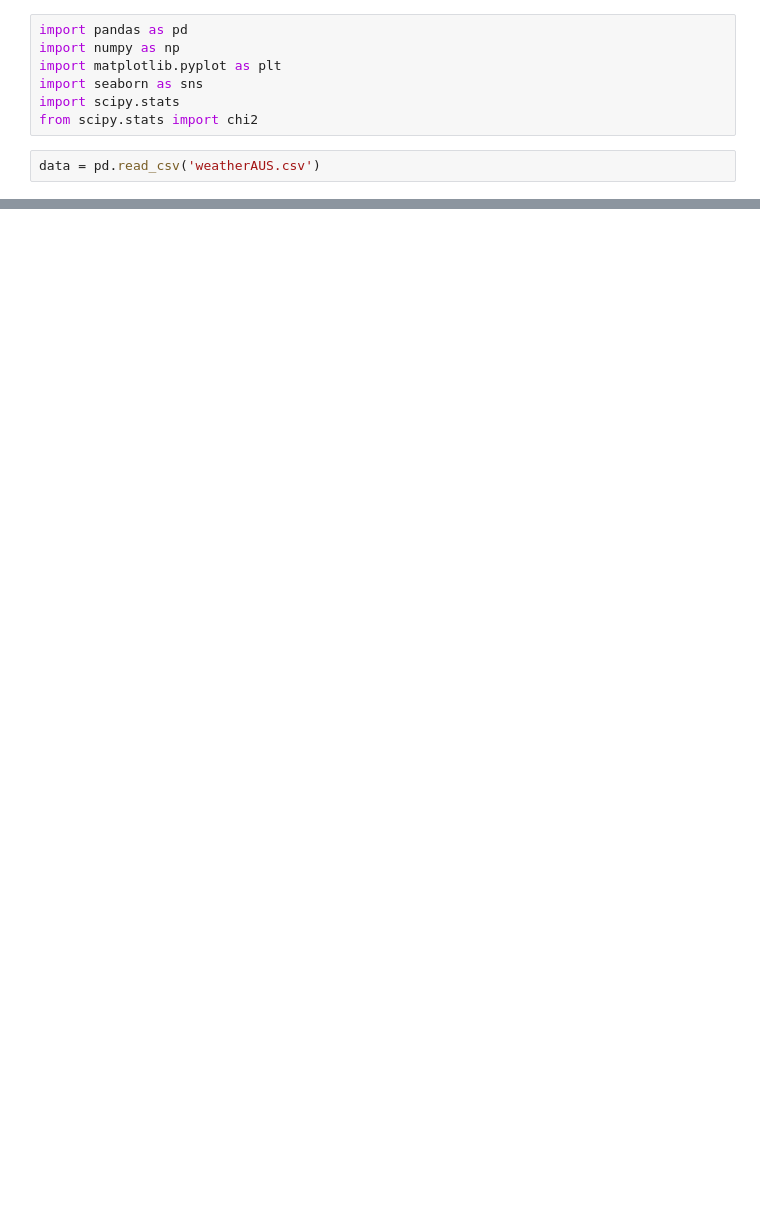
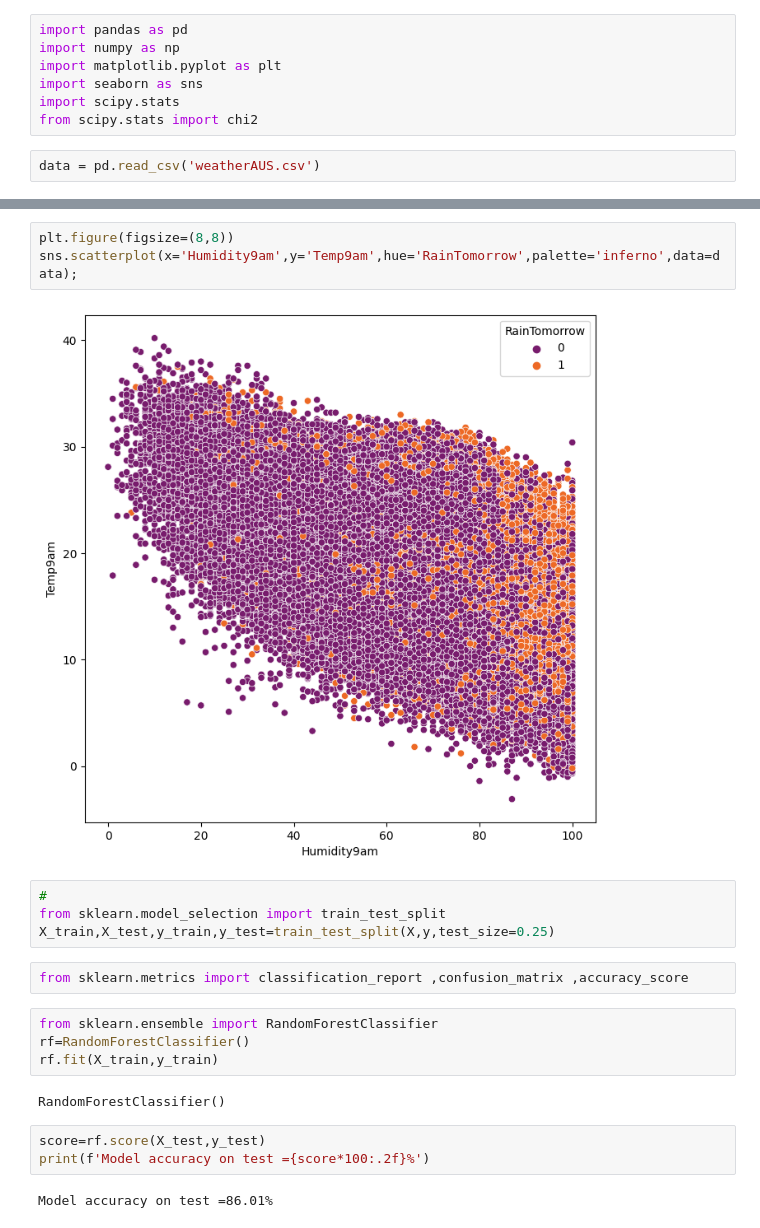
Before and after one commit to Amir1912710/AUS-WEATHER-W2-Data-Science, a Jupyter notebook: W2 Data Science.ipynb, the cells around one changed output, grey strips where cells are left out. Drawn from its saved outputs; the diff is of its cells as text; blank space fills up the shorter version.

```diff
--- a/W2 Data Science.ipynb
+++ b/W2 Data Science.ipynb
@@ -21,0 +217,22 @@ data.describe()
+# %%
+plt.figure(figsize=(8,8))
+sns.scatterplot(x='Humidity9am',y='Temp9am',hue='RainTomorrow',palette='inferno',data=data);
+# %% [output]
+[figure, added]
+# %%
+#
+from sklearn.model_selection import train_test_split
+X_train,X_test,y_train,y_test=train_test_split(X,y,test_size=0.25)
+# %%
+from sklearn.metrics import classification_report ,confusion_matrix ,accuracy_score
+# %%
+from sklearn.ensemble import RandomForestClassifier
+rf=RandomForestClassifier()
+rf.fit(X_train,y_train)
+# %% [output]
+RandomForestClassifier()
+# %%
+score=rf.score(X_test,y_test)
+print(f'Model accuracy on test ={score*100:.2f}%')
+# %% [output]
+Model accuracy on test =86.01%
```
Also changed, not shown: parts of 19 cells of this notebook.
